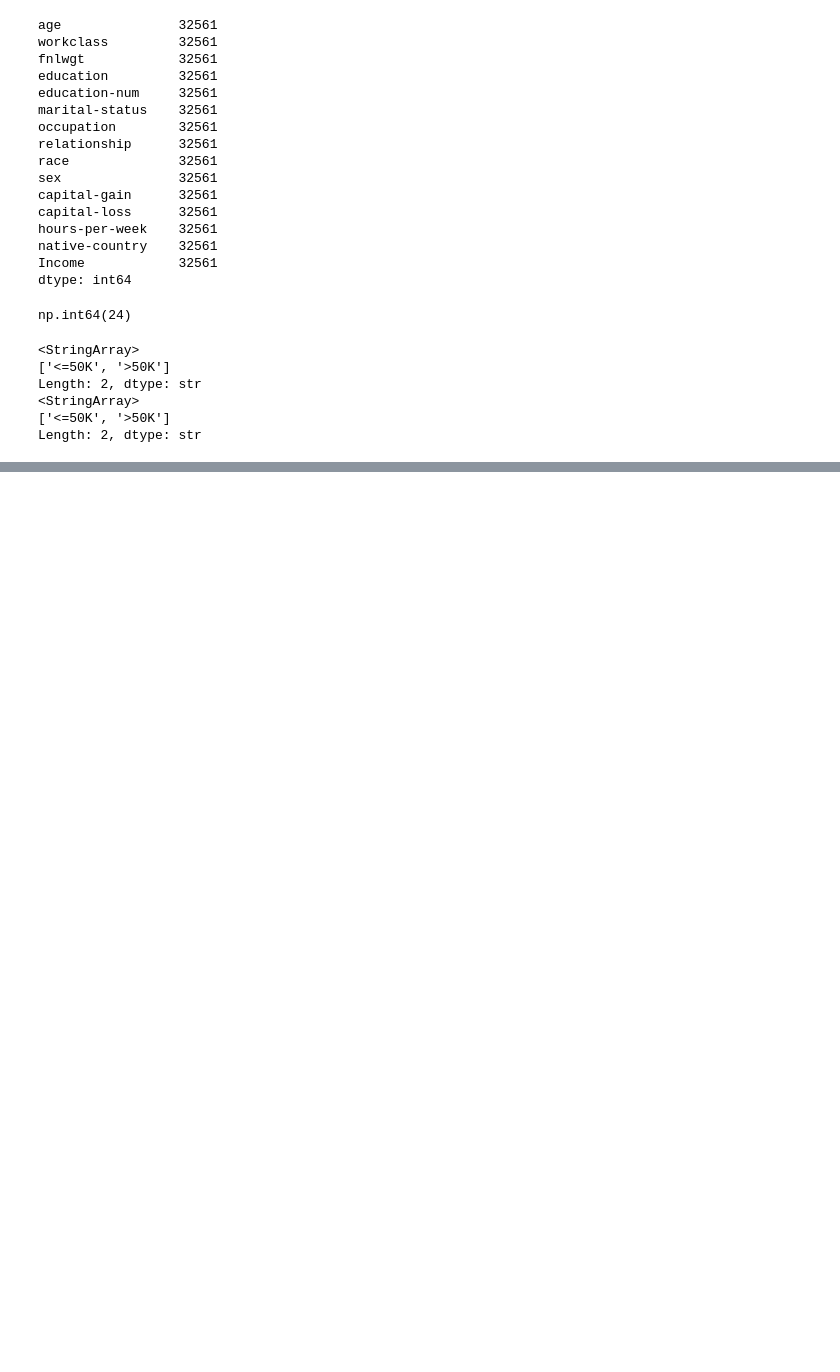
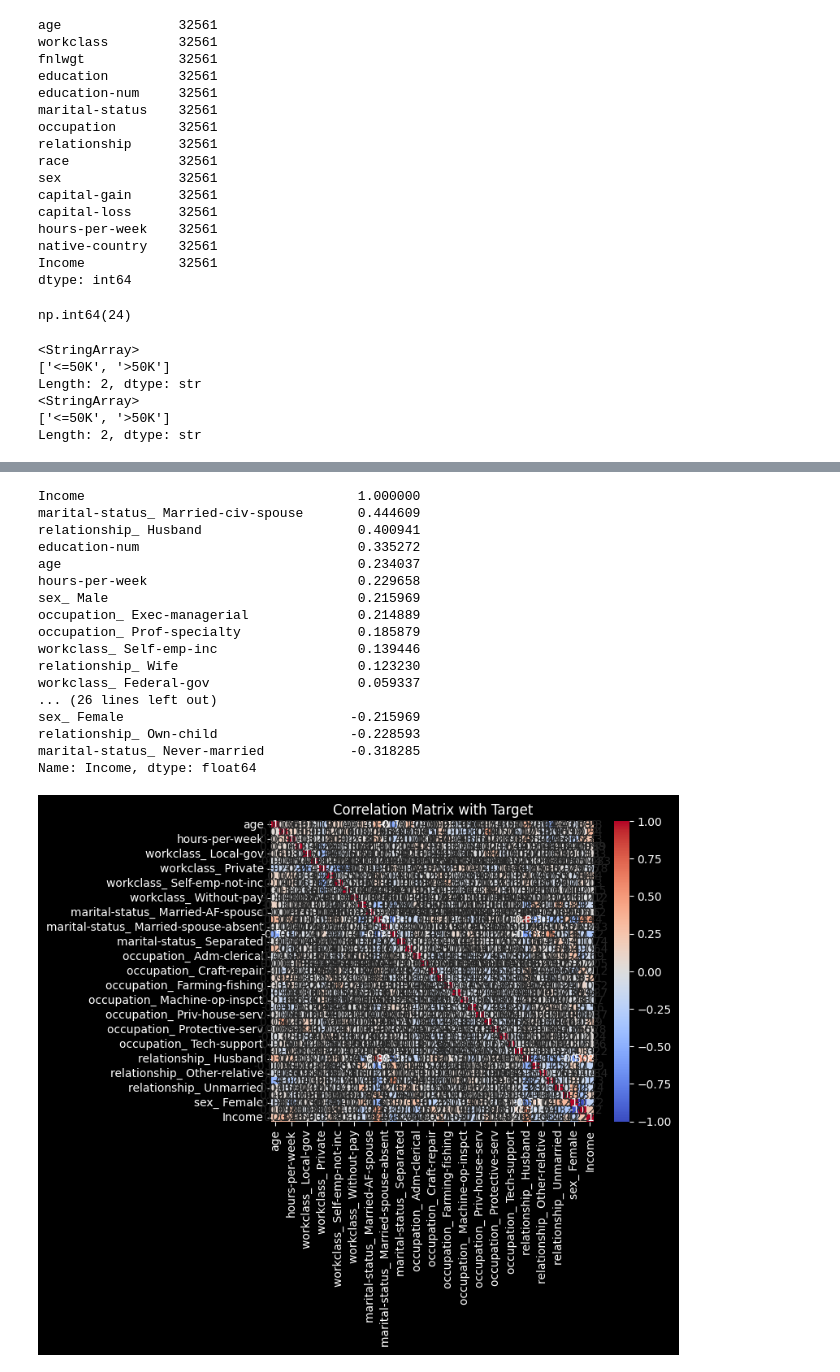
Before and after one commit to YoussefBarakat05/Income-Prediction, a Jupyter notebook: main.ipynb, the cells around one changed output, grey strips where cells are left out. Saved outputs shown, nothing was run; the diff lists cells and outputs as text; code cells hidden in the pictures; blank space fills up the shorter version.

```diff
--- a/main.ipynb
+++ b/main.ipynb
@@ -148,0 +179,4 @@ y_test = y_test.map({"<=50K": 0, ">50K": 1})
+# %%
+# Drop Meaningless Features
+x_train = x_train.drop(["education", "fnlwgt", "race", "capital-gain", "capital-loss","native-country"], axis=1)
+x_test = x_test.drop(["education", "fnlwgt", "race", "capital-gain", "capital-loss","native-country"], axis=1)
@@ -148,0 +199,18 @@ y_test = y_test.map({"<=50K": 0, ">50K": 1})
+# %%
+#le = LabelEncoder()
+
+#cols_to_encode = ["workclass", "marital-status", "occupation", "relationship", "sex"]
+
+#for col in cols_to_encode:
+   # x_train[col] = le.fit_transform(x_train[col])
+   # x_test[col] = le.transform(x_test[col])
+
+   # تحديد الأعمدة categorical
+cat_cols = ["workclass", "marital-status", "occupation", "relationship", "sex"]
+
+# تطبيق OneHot
+x_train = pd.get_dummies(x_train, columns=cat_cols)
+x_test = pd.get_dummies(x_test, columns=cat_cols)
+
+# توحيد الأعمدة بين train و test
+x_train, x_test = x_train.align(x_test, join='left', axis=1, fill_value=0)
@@ -148,0 +233,31 @@ y_test = y_test.map({"<=50K": 0, ">50K": 1})
+# %%
+# Temporarily combine for correlation
+train_df = pd.concat([x_train, y_train], axis=1)
+
+# 1. Correlation with target only
+corr = train_df.corr()
+print(corr[y_train.name].sort_values(ascending=False))
+
+# 2. Heatmap
+sns.heatmap(corr, annot=True, cmap='coolwarm', vmin=-1, vmax=1)
+plt.title('Correlation Matrix with Target')
+plt.show()
+# %% [output]
+Income                                   1.000000
+marital-status_ Married-civ-spouse       0.444609
+relationship_ Husband                    0.400941
+education-num                            0.335272
+age                                      0.234037
+hours-per-week                           0.229658
+sex_ Male                                0.215969
+occupation_ Exec-managerial              0.214889
+occupation_ Prof-specialty               0.185879
+workclass_ Self-emp-inc                  0.139446
+relationship_ Wife                       0.123230
+workclass_ Federal-gov                   0.059337
+... (26 lines left out)
+sex_ Female                             -0.215969
+relationship_ Own-child                 -0.228593
+marital-status_ Never-married           -0.318285
+Name: Income, dtype: float64
+[figure, added]
```
Also changed, not shown: parts of 11 cells of this notebook.
